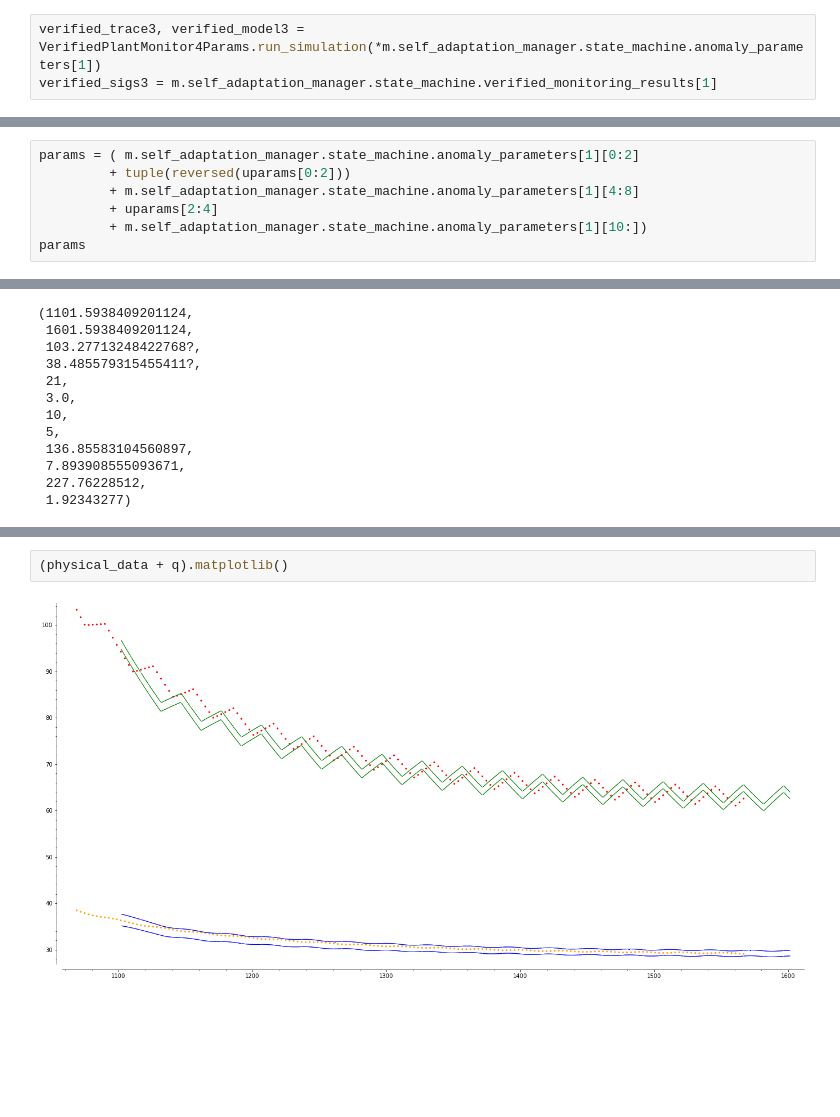
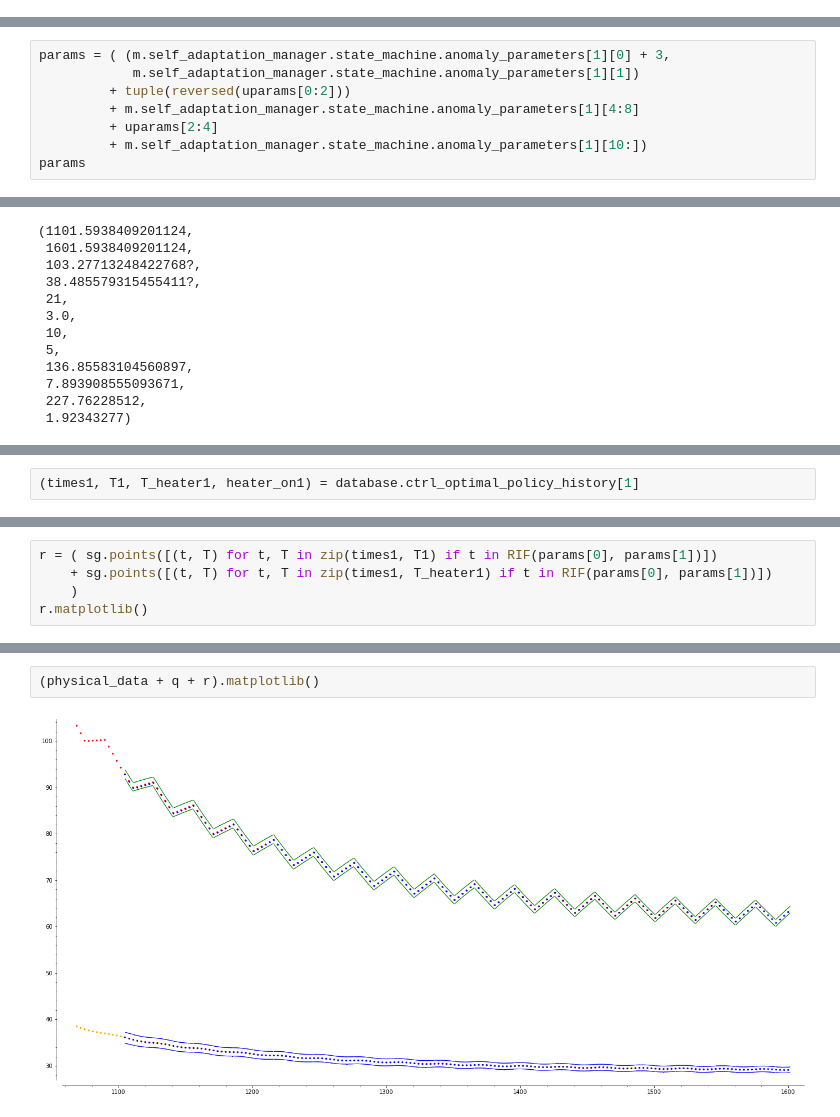
Before and after one commit to twright/example_digital-twin_incubator, a Jupyter notebook: software/notebooks/Uncertainty Calibration Test.ipynb, the cells around one changed output, grey strips where cells are left out. Drawn from its saved outputs; the diff is of its cells as text; blank space fills up the shorter version.

Commit message:
Implement and test fix for time syncing issues between physical system and digital twin.

```diff
--- a/software/notebooks/Uncertainty Calibration Test.ipynb
+++ b/software/notebooks/Uncertainty Calibration Test.ipynb
@@ -202,6 +202,3 @@ m.self_adaptation_manager.state_machine.anomaly_parameters[1]
  7.893908555093671,
  227.76228512,
  1.92343277)
-# %%
-verified_trace3, verified_model3 = VerifiedPlantMonitor4Params.run_simulation(*m.self_adaptation_manager.state_machine.anomaly_parameters[1])
-verified_sigs3 = m.self_adaptation_manager.state_machine.verified_monitoring_results[1]
@@ -366,7 +351,8 @@ uncertainty_calibrator.calibrate(tstart, tend, C_air, G_box, C_heater, G_heater)
 # %%
 uparams = _
 # %%
-params = ( m.self_adaptation_manager.state_machine.anomaly_parameters[1][0:2]
+params = ( (m.self_adaptation_manager.state_machine.anomaly_parameters[1][0] + 3,
+            m.self_adaptation_manager.state_machine.anomaly_parameters[1][1])
          + tuple(reversed(uparams[0:2]))
          + m.self_adaptation_manager.state_machine.anomaly_parameters[1][4:8]
          + uparams[2:4]
@@ -410,0 +405,2 @@ q = verified_trace3b.plot(('T_A', 'T_H'), color=('blue', 'green')); q.matplotlib
+# %%
+(times1, T1, T_heater1, heater_on1) = database.ctrl_optimal_policy_history[1]
@@ -410,0 +427,5 @@ q = verified_trace3b.plot(('T_A', 'T_H'), color=('blue', 'green')); q.matplotlib
+# %%
+r = ( sg.points([(t, T) for t, T in zip(times1, T1) if t in RIF(params[0], params[1])])
+    + sg.points([(t, T) for t, T in zip(times1, T_heater1) if t in RIF(params[0], params[1])])
+    )
+r.matplotlib()
@@ -411,4 +434,4 @@ q = verified_trace3b.plot(('T_A', 'T_H'), color=('blue', 'green')); q.matplotlib
 # %%
-(physical_data + q).matplotlib()
+(physical_data + q + r).matplotlib()
 # %% [output]
-[figure, old version]
+[figure, new version]
```
Also changed, not shown: parts of 15 cells of this notebook, 4 other files.
